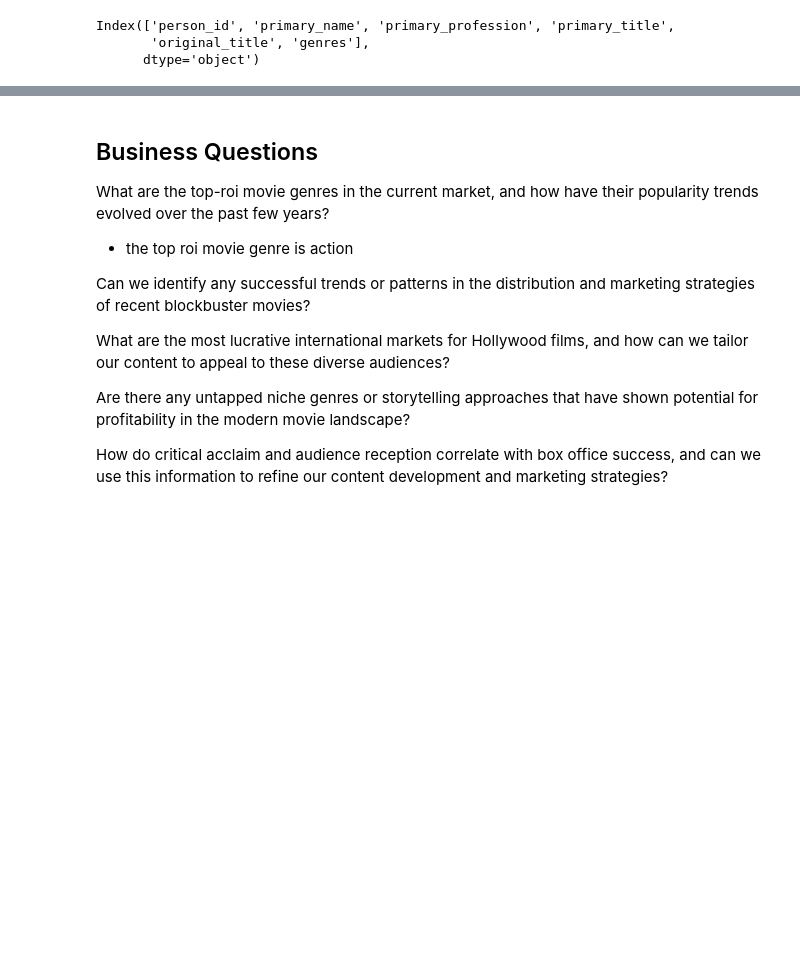
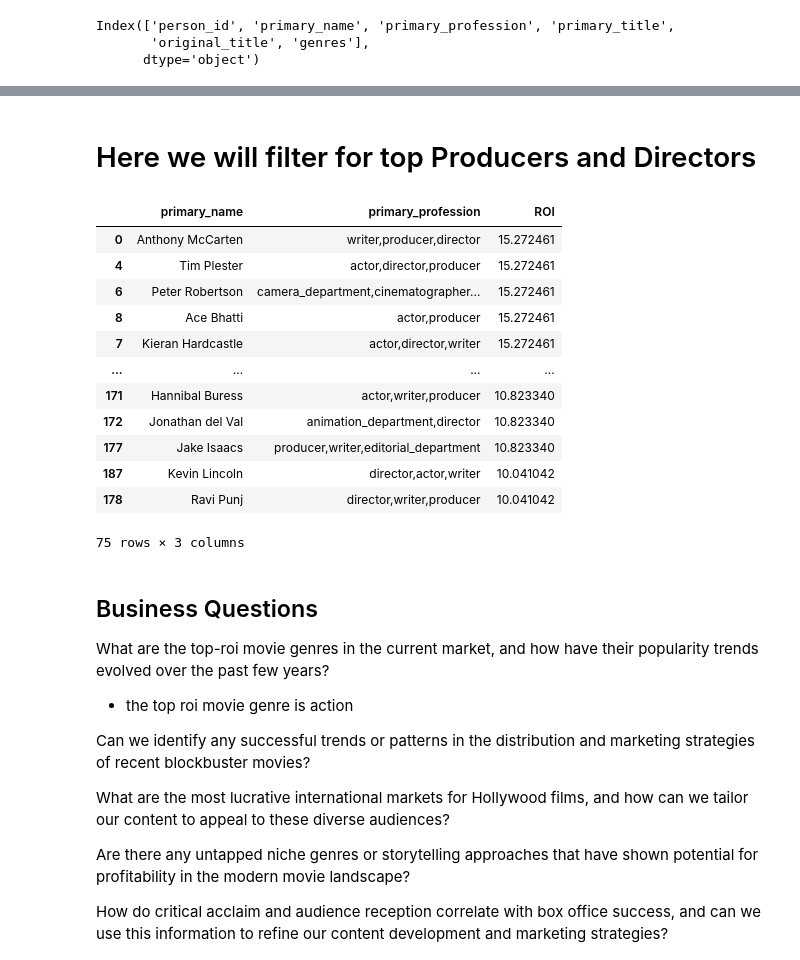
Before and after one commit to Psyluxxx/Movie-Studio-EDA, a Jupyter notebook: Anthony/student.ipynb, the cells around one changed output, grey strips where cells are left out. Drawn from its saved outputs; the diff is of its cells as text; code cells hidden in the pictures; blank space fills up the shorter version.

```diff
--- a/Anthony/student.ipynb
+++ b/Anthony/student.ipynb
@@ -161,3 +150,34 @@ top_soundtrack_names[top_soundtrack_names['Count'] > 1]
+# %% [markdown]
+# Here we will filter for top Producers and Directors
+# %%
+# Filter the DataFrame based on primary profession
+chosen_prod_dir = relevant_people_and_movies[relevant_people_and_movies['primary_profession'].str.contains('producer|director')]
+
+# Select relevant columns
+chosen_prod_dir = chosen_prod_dir[['primary_name', 'primary_profession', 'ROI']]
+
+# Drop duplicate rows, if any
+chosen_prod_dir = chosen_prod_dir.drop_duplicates()
+
+# Sort by 'ROI' in descending order (optional)
+chosen_prod_dir = chosen_prod_dir.sort_values(by='ROI', ascending=False)
+
+# Chose only 'successful' artists by setting the roi to 10 (a very high roi) and display final result
+chosen_prod_dir[chosen_prod_dir['ROI'] > 10]
+# %% [output]
+|  | primary_name | primary_profession | ROI |
+| 0 | Anthony McCarten | writer,producer,director | 15.272461 |
+| 4 | Tim Plester | actor,director,producer | 15.272461 |
+| 6 | Peter Robertson | camera_department,cinematographer... | 15.272461 |
+| 8 | Ace Bhatti | actor,producer | 15.272461 |
+| 7 | Kieran Hardcastle | actor,director,writer | 15.272461 |
+| ... | ... | ... | ... |
+| 171 | Hannibal Buress | actor,writer,producer | 10.823340 |
+| 172 | Jonathan del Val | animation_department,director | 10.823340 |
+| 177 | Jake Isaacs | producer,writer,editorial_department | 10.823340 |
+| 187 | Kevin Lincoln | director,actor,writer | 10.041042 |
+| 178 | Ravi Punj | director,writer,producer | 10.041042 |
+75 rows × 3 columns
 # %% [markdown]
 ## Business Questions
 What are the top-roi movie genres in the current market, and how have their popularity trends evolved over the past few years?
```
Also changed, not shown: parts of 12 cells of this notebook.
